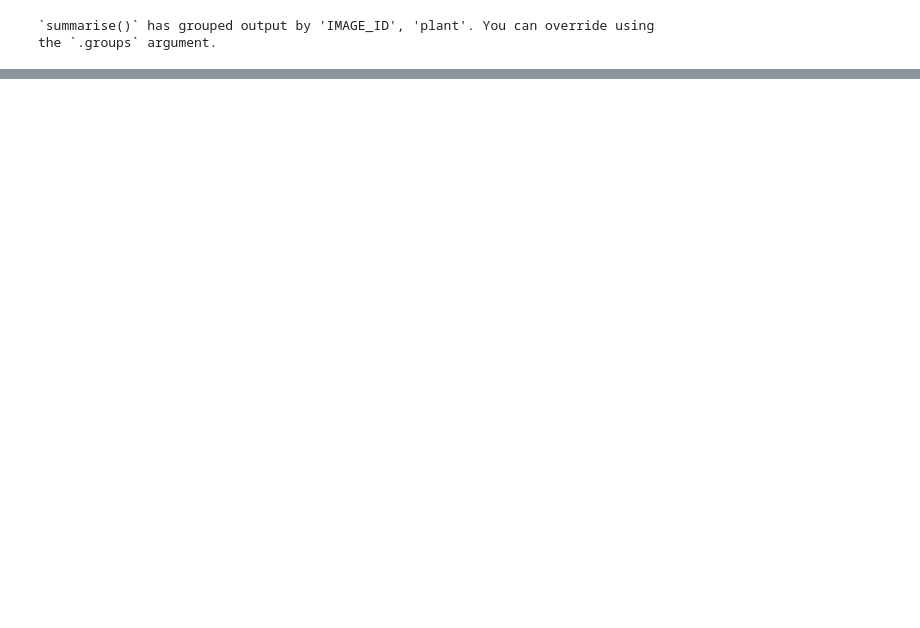
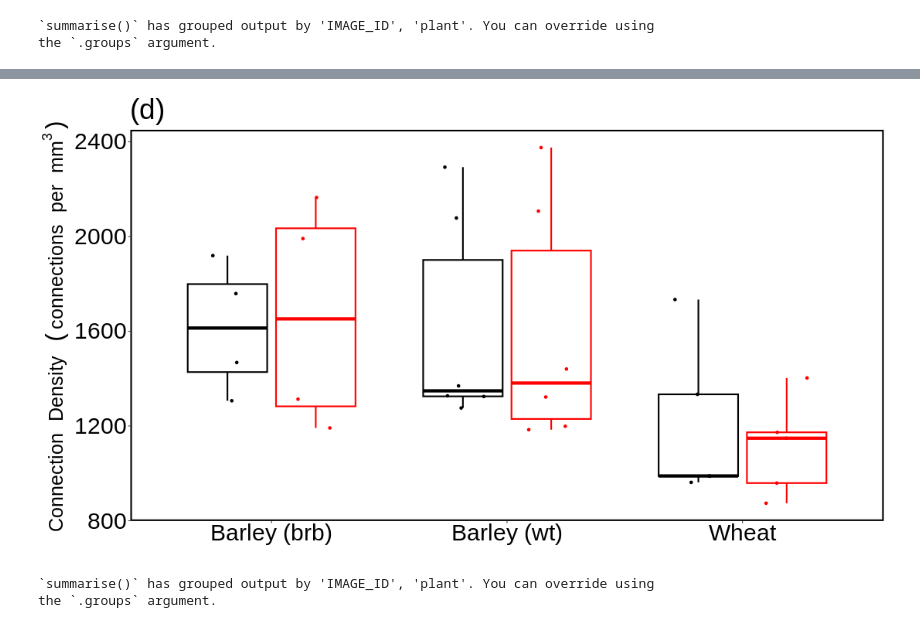
Before and after one commit to RichardHarwood/root_hairs_rhizosphere_soil, a Jupyter notebook: Pore_Network_Paper_R_code.ipynb, the cells around one changed output, grey strips where cells are left out. Cells and saved outputs as stored; diff of their text form; code cells hidden in the pictures; blank space fills up the shorter version.

```diff
--- a/Pore_Network_Paper_R_code.ipynb
+++ b/Pore_Network_Paper_R_code.ipynb
@@ -95,0 +97,23 @@ pore_regions_gg<-pore_regions %>%
+# %%
+%%R
+#Throat Length
+throat_length_df_url = ('/content/throat_length_df.csv')
+throat_length_df = read.csv(throat_length_df_url)
+
+throat_length_df$plant<-as.factor(throat_length_df$plant)
+throat_length_df$ring<-as.factor(throat_length_df$ring)
+throat_length_df<-throat_length_df %>% filter(!grepl('W1_', plant  ))%>%
+  mutate(plant = case_when(plant=="W16_"~"Wheat",
+                           plant=="BALDY"~"Barley (brb)",
+                           plant=="BARLEYWT"~"Barley (wt)"))   %>%
+  mutate(ring = case_when(ring=="1mm"~"Rhizosphere",
+                           ring=="bulk_soil"~"Bulk Soil"))
+
+throat_length<-throat_length_df %>%
+  group_by(IMAGE_ID,plant, ring) %>%
+  summarise(throat_count  = length(throat_length),
+            throat_length_total  = sum(throat_length, na.rm=TRUE),
+            average_throat_length_median = median(throat_length, na.rm=TRUE),
+            average_throat_length_mean = mean(throat_length, na.rm=TRUE)) %>%
+  left_join(pore_regions) %>%
+  mutate(throat_number_over_volume=throat_count/pore_volume_total)
@@ -95,0 +137,35 @@ pore_regions_gg<-pore_regions %>%
+# %%
+ %%R  -w 1100 -h 600 -u px
+throat_count_gg<-throat_length %>%
+  ggplot(aes(x=plant, y=throat_number_over_volume))+
+  ggtitle(("(d)"))+
+  geom_boxplot(aes(x=as.factor(plant), y=throat_number_over_volume,color=ring),outlier.shape = NA, size=1)+
+  geom_point(aes(color= ring), alpha = 1,
+             position = position_jitterdodge(jitter.width = 0.2))+
+  labs(y=(bquote(Connection~Density~(connections~per~mm^3))), x = "",element_text(size = 6))+
+  scale_color_manual(values = custom_colors)+
+  my_theme;throat_count_gg
+# %% [output]
+[figure, added]
+# %%
+ %%R
+#Trhoat diameter
+throat_inscribed_diameter_df_url = ('/content/throat_inscribed_diameter_df.csv')
+throat_diameter_df = read.csv(throat_inscribed_diameter_df_url)
+throat_diameter_df$plant<-as.factor(throat_diameter_df$plant)
+throat_diameter_df$ring<-as.factor(throat_diameter_df$ring)
+throat_diameter_df<-throat_diameter_df %>% filter(!grepl('W1_', plant  ))%>%
+  mutate(plant = case_when(plant=="W16_"~"Wheat",
+                           plant=="BALDY"~"Barley (brb)",
+                           plant=="BARLEYWT"~"Barley (wt)")) %>%
+  mutate(ring = case_when(ring=="1mm"~"Rhizosphere",
+                          ring=="bulk_soil"~"Bulk Soil"))
+
+throat_diameter<-throat_diameter_df %>%
+  group_by(IMAGE_ID,plant, ring) %>%
+  summarise(throat_count  = length(throat_inscribed_diameter),
+            average_throat_diameter_median = median(throat_inscribed_diameter, na.rm=TRUE),
+            average_throat_diameter_mean = mean(throat_inscribed_diameter, na.rm=TRUE))
+# %% [output]
+`summarise()` has grouped output by 'IMAGE_ID', 'plant'. You can override using
+the `.groups` argument.
```
Also changed, not shown: parts of 20 cells of this notebook.
